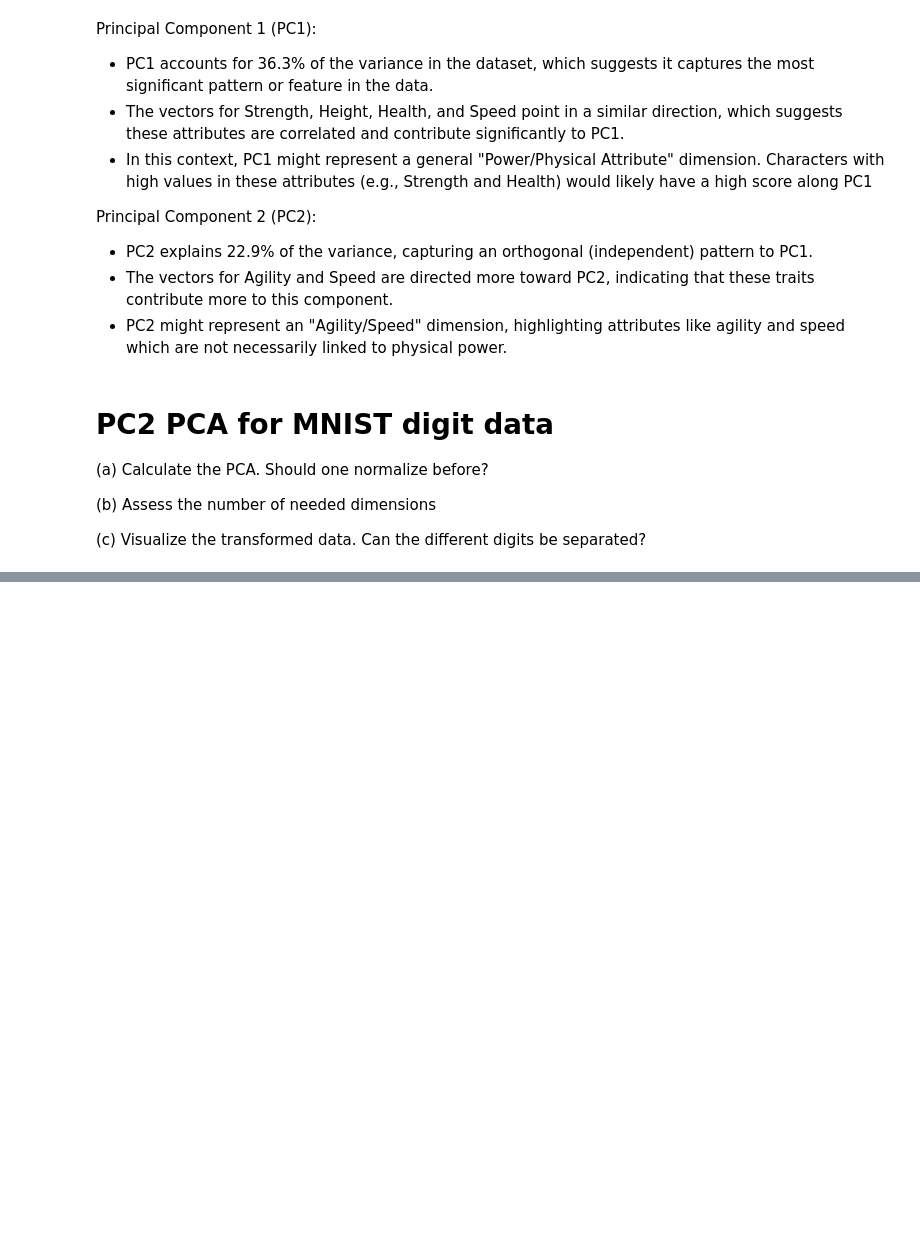
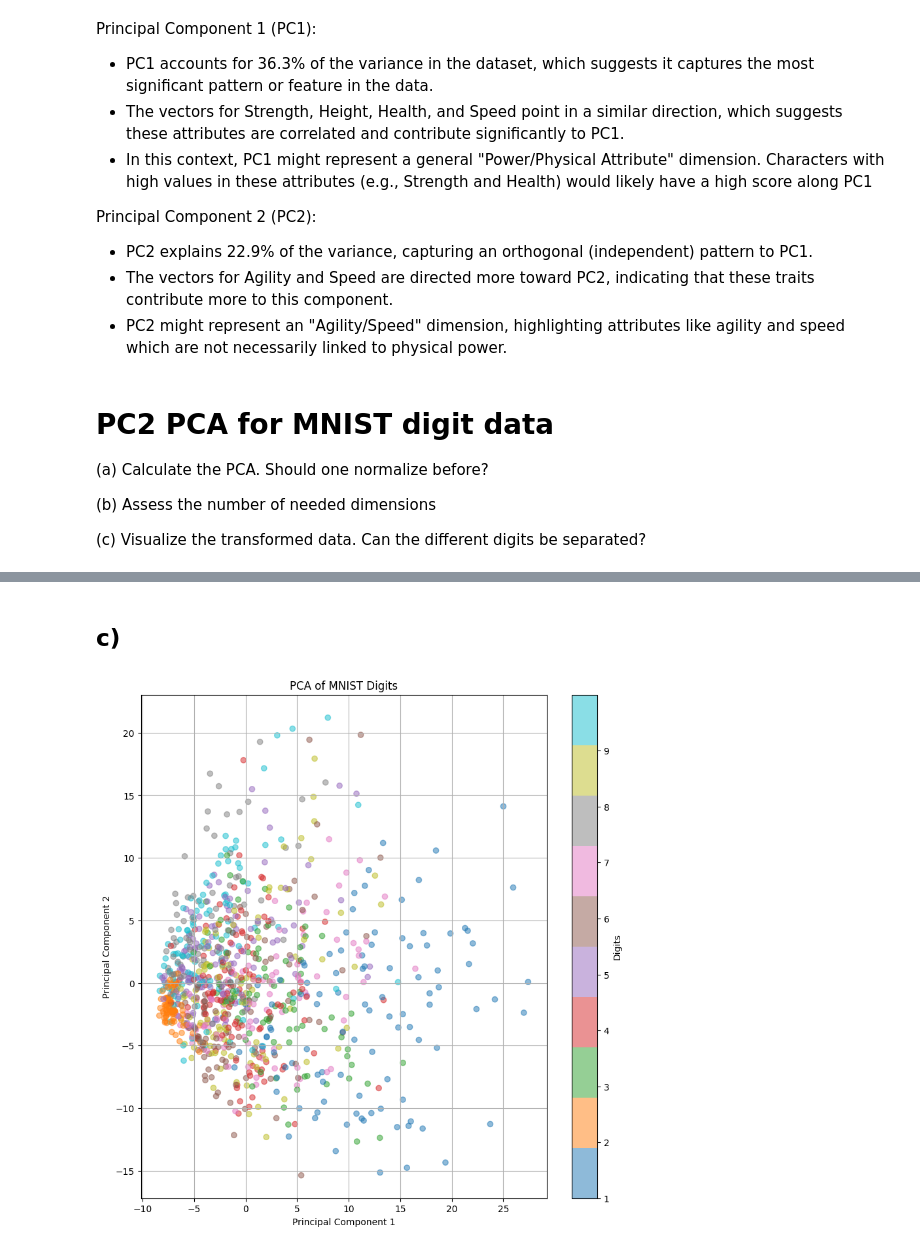
Before and after one commit to psiku/FHSalzburg-AnalyticsAndKnowledgeDiscovery, a Jupyter notebook: Lab3/PCA.ipynb, the cells around one changed output, grey strips where cells are left out. Drawn from its saved outputs; the diff is of its cells as text; code cells hidden in the pictures; blank space fills up the shorter version.

```diff
--- a/Lab3/PCA.ipynb
+++ b/Lab3/PCA.ipynb
@@ -306,0 +359,23 @@ Principal Component 2 (PC2):
+# %% [markdown]
+## c)
+# %%
+# Normalize the data
+scaler = StandardScaler()
+X_scaled = scaler.fit_transform(minst_df)
+y=pd.read_csv('MnistLabels.csv', delimiter=',', header=None)
+
+# Reduce to 2 dimensions
+pca_2d = PCA(n_components=2)
+X_pca_2d = pca_2d.fit_transform(X_scaled)
+
+# Create a scatter plot
+plt.figure(figsize=(10, 10))
+scatter = plt.scatter(X_pca_2d[:, 0], X_pca_2d[:, 1], c=y, cmap='tab10', alpha=0.5)
+plt.title('PCA of MNIST Digits')
+plt.xlabel('Principal Component 1')
+plt.ylabel('Principal Component 2')
+plt.colorbar(scatter, ticks=range(10), label='Digits')
+plt.grid()
+plt.show()
+# %% [output]
+[figure, added]
```
Also changed, not shown: parts of 6 cells of this notebook, 2 other files.
